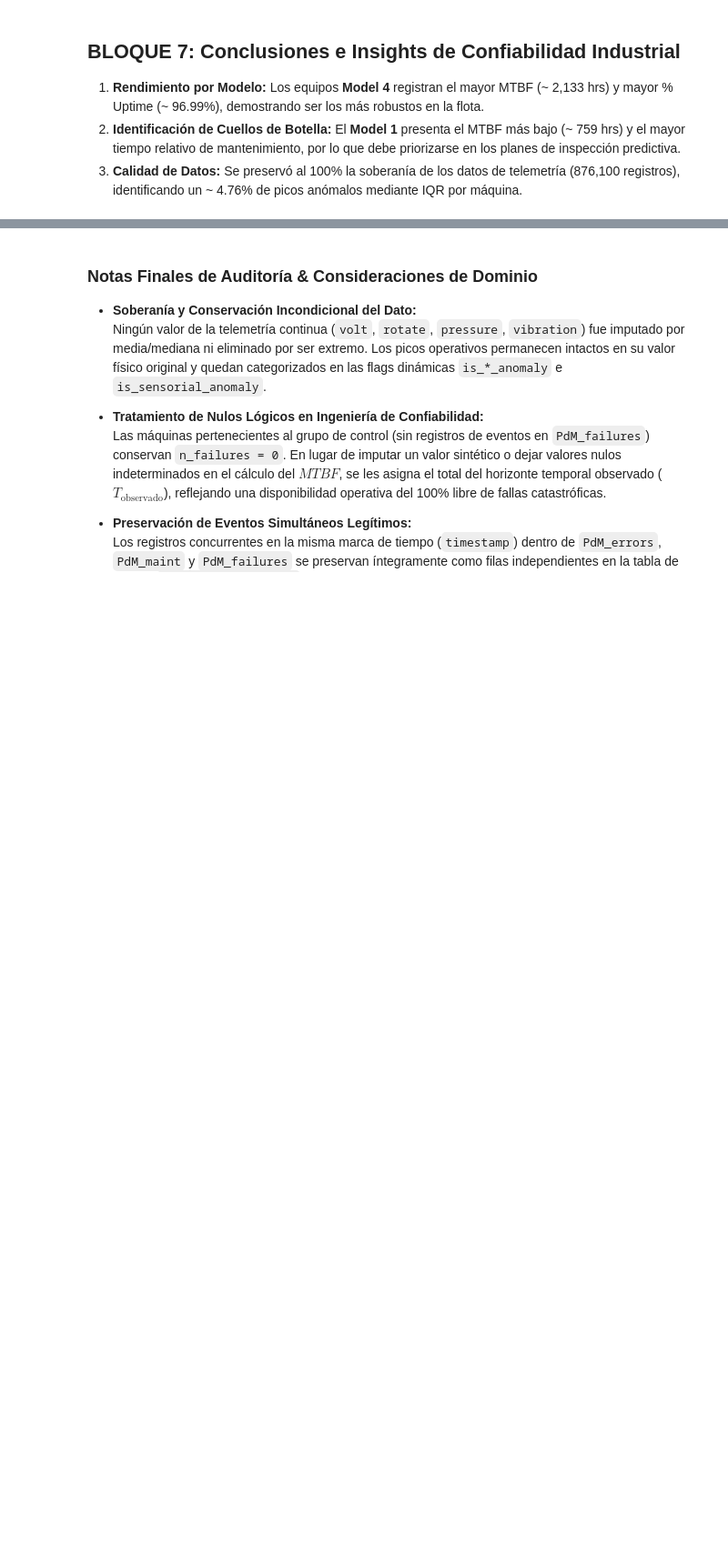
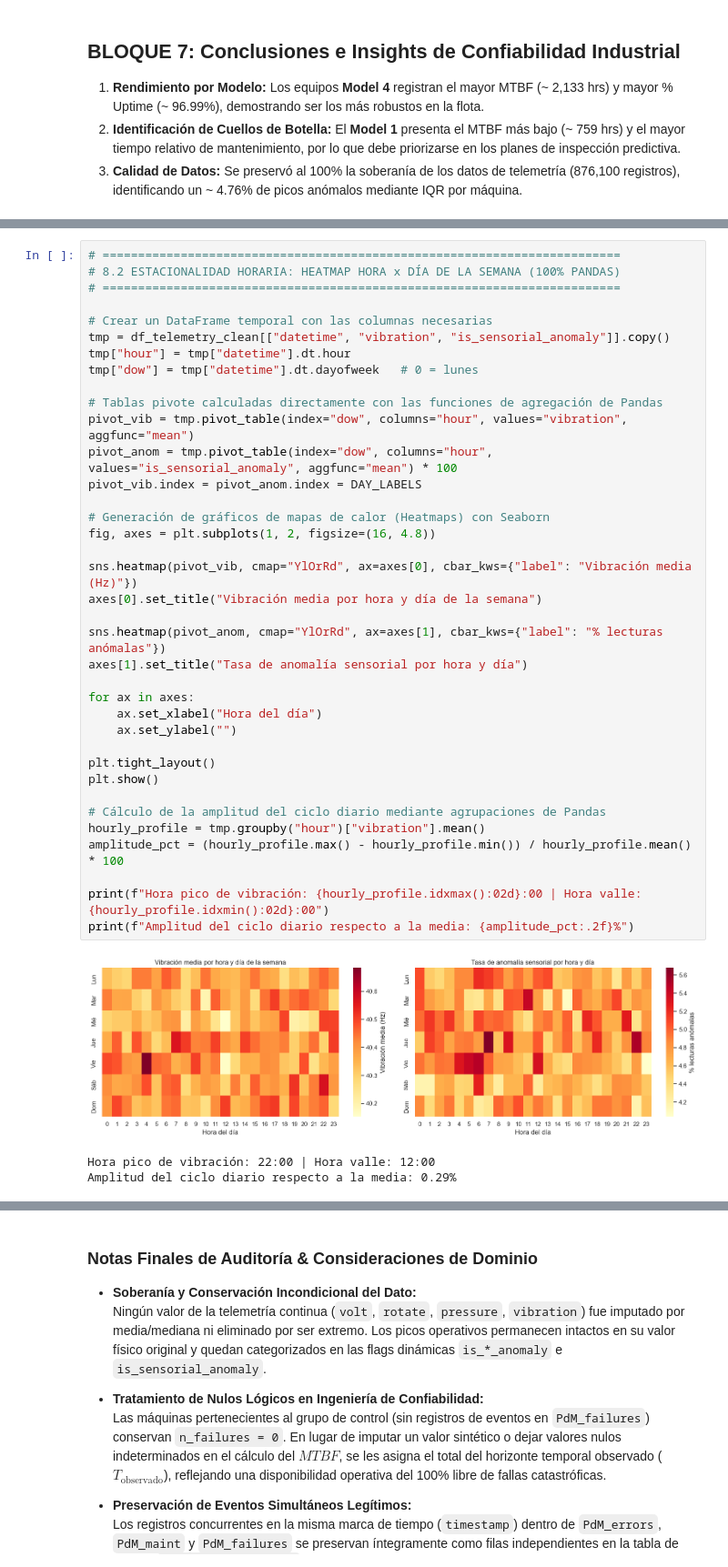
Before and after one commit to marcoarenash/proyecto-2-monitoreo-infraestructura, a Jupyter notebook: Proyecto2_Portafolio/notebooks/Proyecto2_DAP_Analisis.ipynb, the cells around one changed output, grey strips where cells are left out. Shown at 91% size. Cells and saved outputs as stored; diff of their text form; blank space fills up the shorter version.

```diff
--- a/Proyecto2_Portafolio/notebooks/Proyecto2_DAP_Analisis.ipynb
+++ b/Proyecto2_Portafolio/notebooks/Proyecto2_DAP_Analisis.ipynb
@@ -454,0 +551,41 @@ for f in os.listdir(OUTPUT_DIR):
+# %%
+# =========================================================================
+# 8.2 ESTACIONALIDAD HORARIA: HEATMAP HORA x DÍA DE LA SEMANA (100% PANDAS)
+# =========================================================================
+
+# Crear un DataFrame temporal con las columnas necesarias
+tmp = df_telemetry_clean[["datetime", "vibration", "is_sensorial_anomaly"]].copy()
+tmp["hour"] = tmp["datetime"].dt.hour
+tmp["dow"] = tmp["datetime"].dt.dayofweek   # 0 = lunes
+
+# Tablas pivote calculadas directamente con las funciones de agregación de Pandas
+pivot_vib = tmp.pivot_table(index="dow", columns="hour", values="vibration", aggfunc="mean")
+pivot_anom = tmp.pivot_table(index="dow", columns="hour", values="is_sensorial_anomaly", aggfunc="mean") * 100
+pivot_vib.index = pivot_anom.index = DAY_LABELS
+
+# Generación de gráficos de mapas de calor (Heatmaps) con Seaborn
+fig, axes = plt.subplots(1, 2, figsize=(16, 4.8))
+
+sns.heatmap(pivot_vib, cmap="YlOrRd", ax=axes[0], cbar_kws={"label": "Vibración media (Hz)"})
+axes[0].set_title("Vibración media por hora y día de la semana")
+
+sns.heatmap(pivot_anom, cmap="YlOrRd", ax=axes[1], cbar_kws={"label": "% lecturas anómalas"})
+axes[1].set_title("Tasa de anomalía sensorial por hora y día")
+
+for ax in axes:
+    ax.set_xlabel("Hora del día")
+    ax.set_ylabel("")
+
+plt.tight_layout()
+plt.show()
+
+# Cálculo de la amplitud del ciclo diario mediante agrupaciones de Pandas
+hourly_profile = tmp.groupby("hour")["vibration"].mean()
+amplitude_pct = (hourly_profile.max() - hourly_profile.min()) / hourly_profile.mean() * 100
+
+print(f"Hora pico de vibración: {hourly_profile.idxmax():02d}:00 | Hora valle: {hourly_profile.idxmin():02d}:00")
+print(f"Amplitud del ciclo diario respecto a la media: {amplitude_pct:.2f}%")
+# %% [output]
+[figure, added]
+Hora pico de vibración: 22:00 | Hora valle: 12:00
+Amplitud del ciclo diario respecto a la media: 0.29%
```
Also changed, not shown: parts of 18 cells of this notebook.
